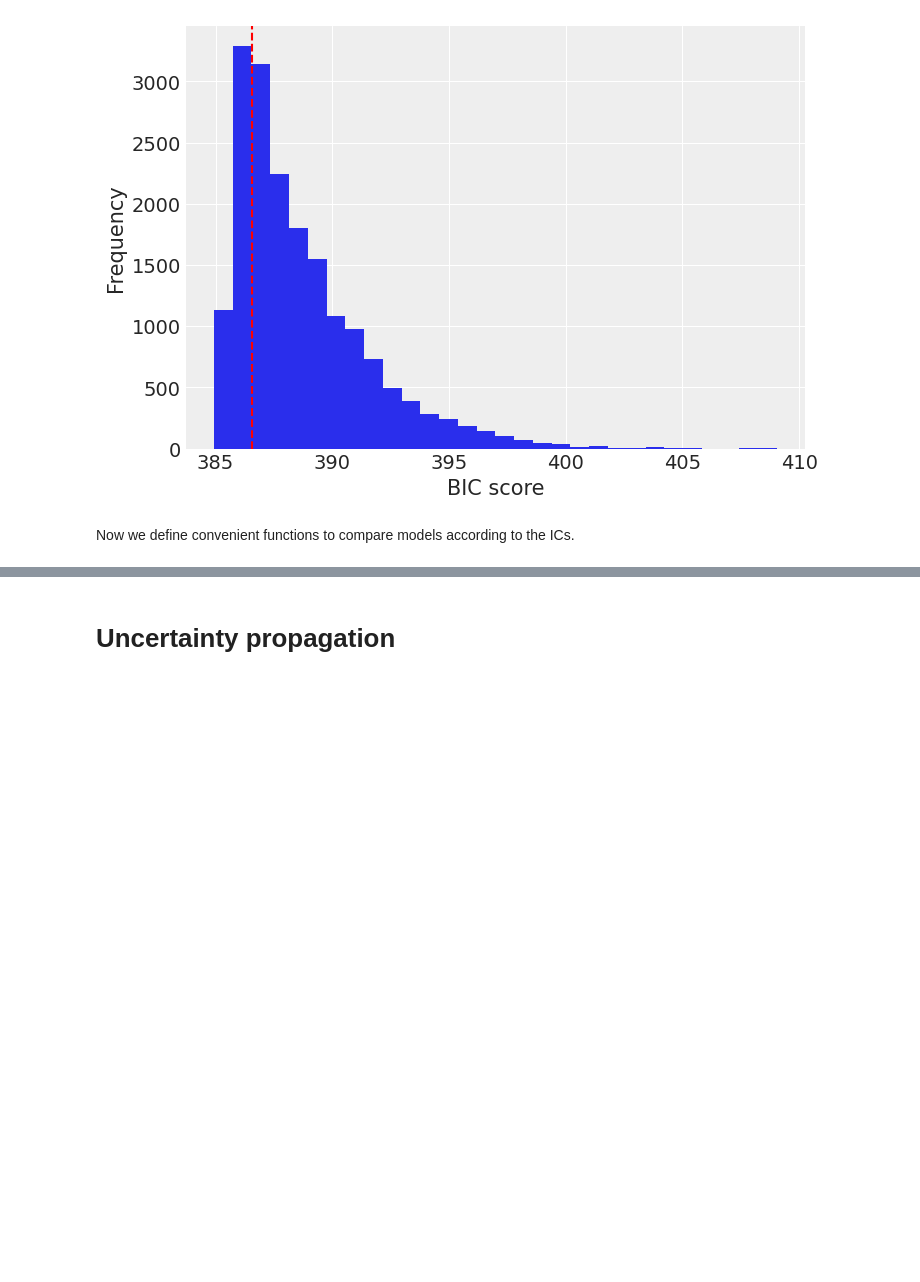
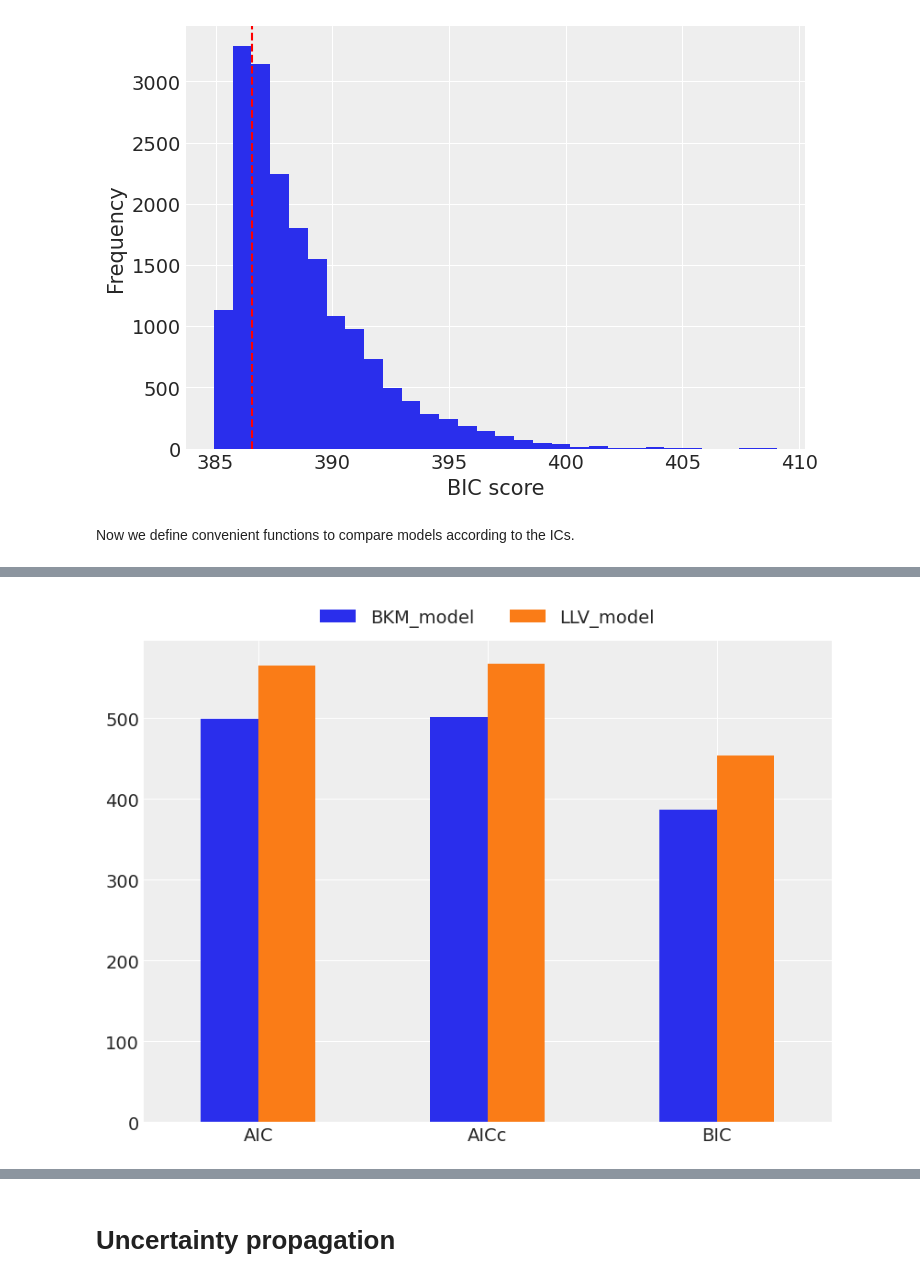
Before and after one commit to volpatto/pdeco, a Jupyter notebook: notebooks/mlda_banksA.ipynb, the cells around one changed output, grey strips where cells are left out. Cells and saved outputs as stored; diff of their text form; code cells hidden in the pictures; blank space fills up the shorter version.

```diff
--- a/notebooks/mlda_banksA.ipynb
+++ b/notebooks/mlda_banksA.ipynb
@@ -2489,0 +2673,11 @@ df_compare_ic
+# %%
+df_ic_values = df_compare_ic[['AIC', 'AICc', 'BIC']].T
+df_ic_weights = df_compare_ic[['weight_AIC', 'weight_AICc', 'weight_BIC']].T
+# %%
+ax = df_ic_values.plot.bar(figsize=(8, 6), rot=0)
+
+ax.legend(loc='upper center', bbox_to_anchor=(0.5, 1.1), ncol=2)
+
+plt.show()
+# %% [output]
+[figure, added]
```
Also changed, not shown: parts of 26 cells of this notebook, 1 other file.
